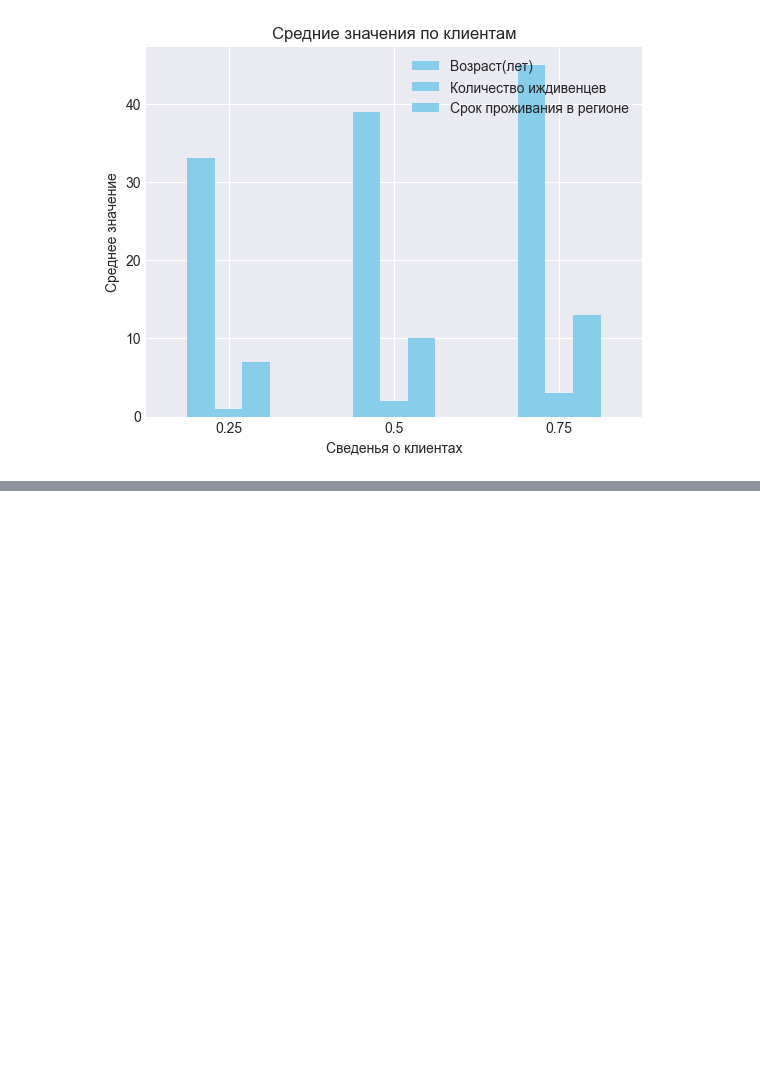
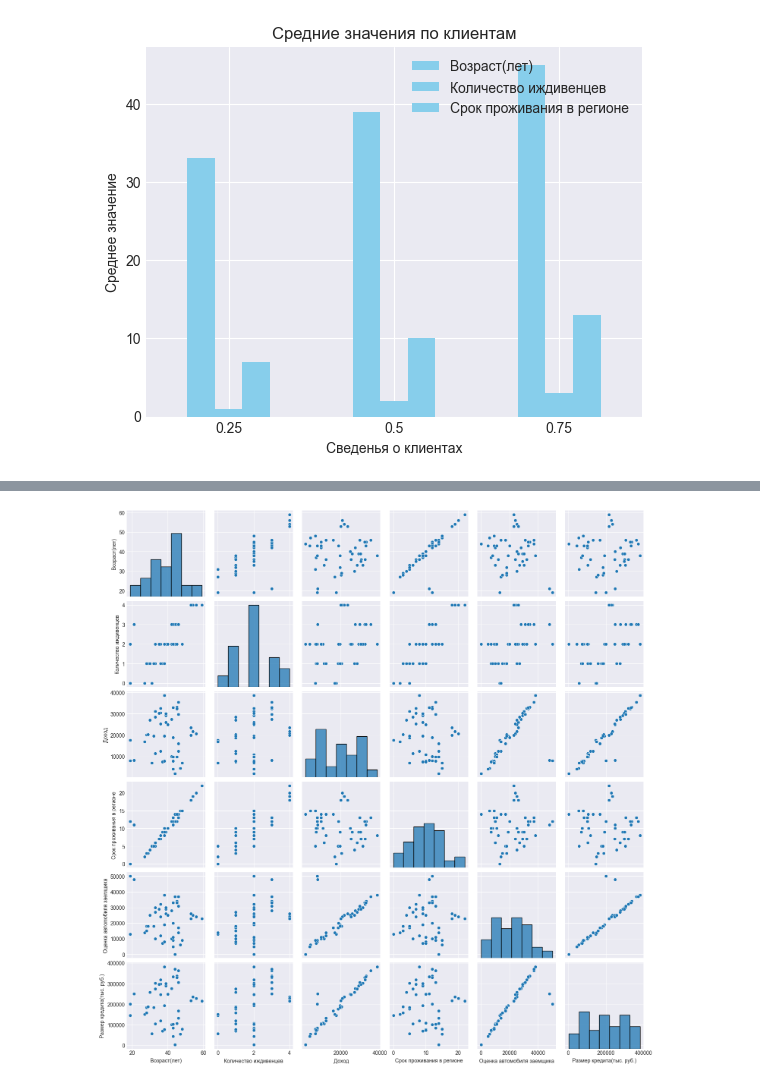
Before and after one commit to Nikita-Seomin/Mag_IAD_methods_data_analysis, a Jupyter notebook: lab1.ipynb, the cells around one changed output, grey strips where cells are left out. Cells and saved outputs as stored; diff of their text form; code cells hidden in the pictures; blank space fills up the shorter version.

```diff
--- a/lab1.ipynb
+++ b/lab1.ipynb
@@ -242,0 +264,6 @@ plt.show()
+# %%
+# Пары диаграмм (Pairplot)
+sns.pairplot(df)
+plt.show()
+# %% [output]
+[figure, added]
```
Also changed, not shown: parts of 3 cells of this notebook.
